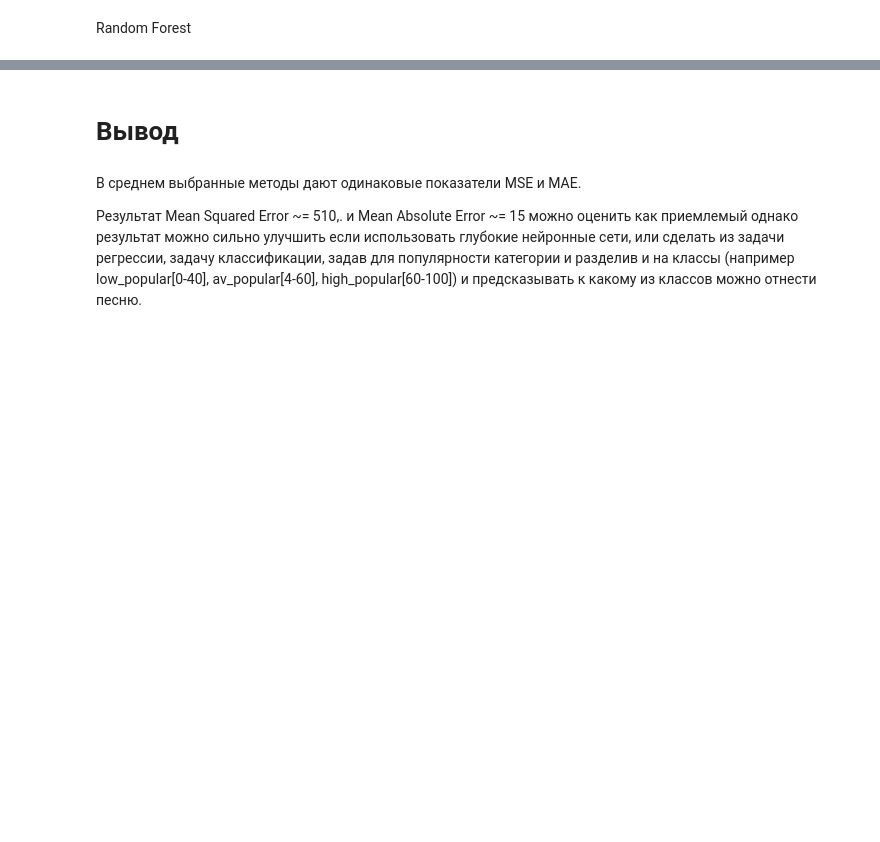
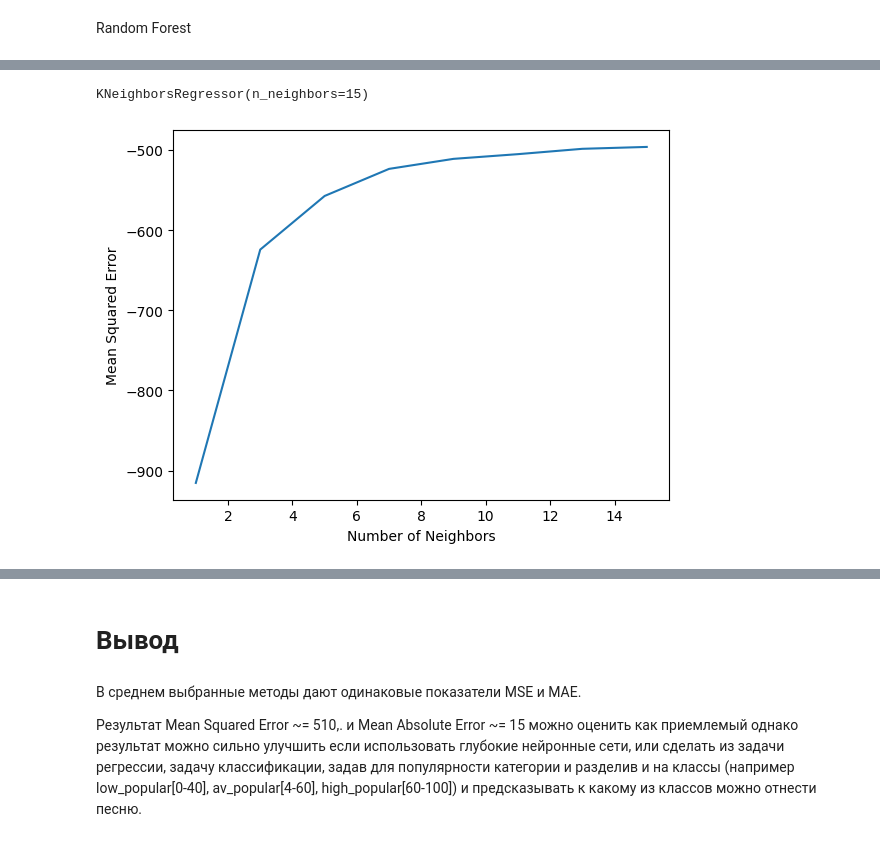
Before and after one commit to VoyagerHere/MachineLearning2023, a Jupyter notebook: HW_25.12.ipynb, the cells around one changed output, grey strips where cells are left out. Cells and saved outputs as stored; diff of their text form; code cells hidden in the pictures; blank space fills up the shorter version.

```diff
--- a/HW_25.12.ipynb
+++ b/HW_25.12.ipynb
@@ -539,18 +529,0 @@ ImportError: Traceback (most recent call last):
-# %%
-neurons_list = [10, 20, 30, 40, 50]
-mse_list = []
-
-for neurons in neurons_list:
-   model = Sequential()
-   model.add(Dense(neurons, input_dim=8, activation='relu'))
-   model.add(Dense(8, activation='relu'))
-   model.add(Dense(1, activation='linear'))
-   model.compile(loss='mean_squared_error', optimizer=Adam())
-   model.fit(x_train, y_train, epochs=150, batch_size=10)
-   loss = model.evaluate(x_test, y_test)
-   mse_list.append(loss)
-
-plt.plot(neurons_list, mse_list)
-plt.xlabel('Number of Neurons')
-plt.ylabel('Mean Squared Error')
-plt.show()
@@ -571,0 +530,26 @@ plt.show()
+# %%
+from sklearn.model_selection import GridSearchCV
+
+param_grid = {'n_neighbors': [1, 3, 5, 7, 9, 11, 13, 15]}
+
+grid_search = GridSearchCV(knn_regressor, param_grid, cv=5, scoring='neg_mean_squared_error')
+
+grid_search.fit(x_train_scaled, y_train)
+
+best_n_neighbors = grid_search.best_params_['n_neighbors']
+
+final_knn_regressor = KNeighborsRegressor(n_neighbors=best_n_neighbors)
+final_knn_regressor.fit(x_train_scaled, y_train)
+# %% [output]
+KNeighborsRegressor(n_neighbors=15)
+# %%
+import matplotlib.pyplot as plt
+
+mse = [float(value) for value in grid_search.cv_results_['mean_test_score']]
+
+plt.plot(param_grid['n_neighbors'], mse)
+plt.xlabel('Number of Neighbors')
+plt.ylabel('Mean Squared Error')
+plt.show()
+# %% [output]
+[figure, added]
```
Also changed, not shown: parts of 8 cells of this notebook.
